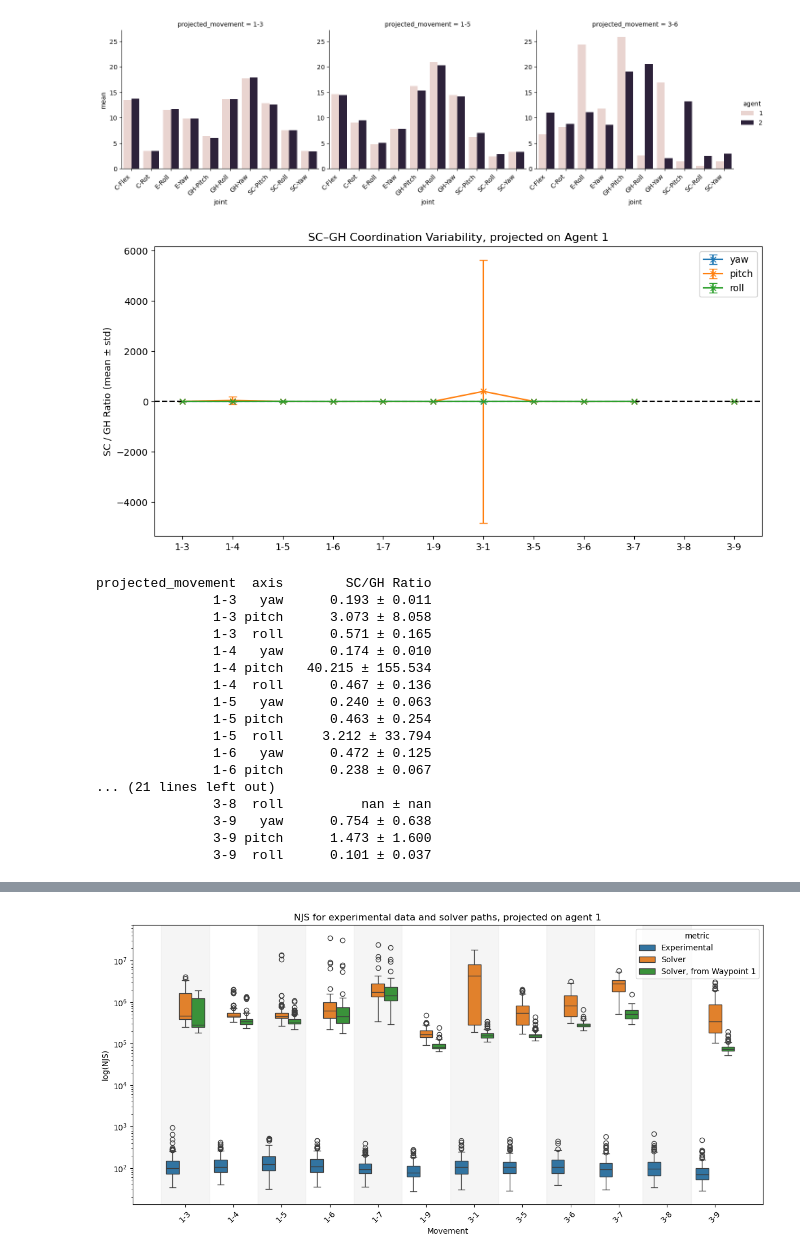
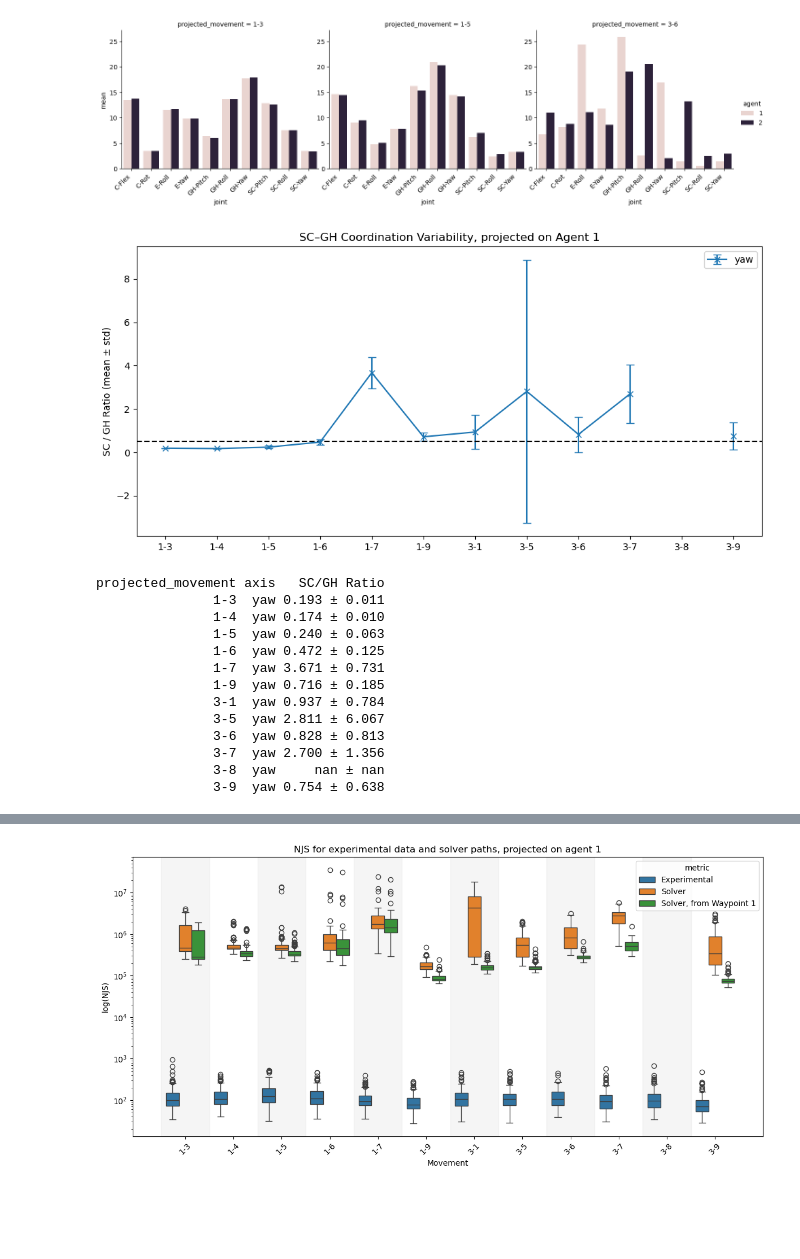
Before and after one commit to bj1110/Masterarbeit, a Jupyter notebook: eval/simdata_eval.ipynb, the cells around one changed output, grey strips where cells are left out. Drawn from its saved outputs; the diff is of its cells as text; code cells hidden in the pictures; blank space fills up the shorter version.

```diff
--- a/eval/simdata_eval.ipynb
+++ b/eval/simdata_eval.ipynb
@@ -607,8 +607,8 @@ for ax in g.axes.flat:
 # %%
 sc_gh_pairs = [
     ("yaw",   "sternoclavicular_yaw_joint",   "glenohumeral_yaw_joint"),
-    ("pitch", "sternoclavicular_pitch_joint", "glenohumeral_pitch_joint"),
-    ("roll",  "sternoclavicular_roll_joint",  "glenohumeral_roll_joint"),
+    #("pitch", "sternoclavicular_pitch_joint", "glenohumeral_pitch_joint"),
+    #("roll",  "sternoclavicular_roll_joint",  "glenohumeral_roll_joint"),
 ]
 
 rows = []
@@ -649,51 +649,47 @@ for axis in joint_stats["axis"].unique():
         yerr= sub["std"],
         label=axis,
         capsize=4,
         marker="x"
     )
 
 plt.axhline(0.5, linestyle="--", color="black")
 
 plt.ylabel("SC / GH Ratio (mean ± std)")
 plt.title("SC–GH Coordination Variability, projected on Agent 1")
 
 #plt.yscale("log")
 
 plt.legend()
 plt.tight_layout()
 plt.show()
 
 
 table = joint_stats.copy()
 
 table["SC/GH Ratio"] = (
     table["mean"].map(lambda x: f"{x:.3f}")
     + " ± "
     + table["std"].map(lambda x: f"{x:.3f}")
 )
 
 table = table[["projected_movement", "axis", "SC/GH Ratio"]]
 
 print(table.to_string(index=False))
 # %% [output]
-[figure, old version]
+[figure, new version]
-projected_movement  axis        SC/GH Ratio
-               1-3   yaw      0.193 ± 0.011
-               1-3 pitch      3.073 ± 8.058
-               1-3  roll      0.571 ± 0.165
-               1-4   yaw      0.174 ± 0.010
-               1-4 pitch   40.215 ± 155.534
-               1-4  roll      0.467 ± 0.136
-               1-5   yaw      0.240 ± 0.063
-               1-5 pitch      0.463 ± 0.254
-               1-5  roll     3.212 ± 33.794
-               1-6   yaw      0.472 ± 0.125
-               1-6 pitch      0.238 ± 0.067
-... (21 lines left out)
-               3-8  roll          nan ± nan
-               3-9   yaw      0.754 ± 0.638
-               3-9 pitch      1.473 ± 1.600
-               3-9  roll      0.101 ± 0.037
+projected_movement axis   SC/GH Ratio
+               1-3  yaw 0.193 ± 0.011
+               1-4  yaw 0.174 ± 0.010
+               1-5  yaw 0.240 ± 0.063
+               1-6  yaw 0.472 ± 0.125
+               1-7  yaw 3.671 ± 0.731
+               1-9  yaw 0.716 ± 0.185
+               3-1  yaw 0.937 ± 0.784
+               3-5  yaw 2.811 ± 6.067
+               3-6  yaw 0.828 ± 0.813
+               3-7  yaw 2.700 ± 1.356
+               3-8  yaw     nan ± nan
+               3-9  yaw 0.754 ± 0.638
 # %%
 # same shit as before but without error bars:
 plt.figure(figsize=(10,5))
```
Also changed, not shown: parts of 1 cell of this notebook, 2 other files.
